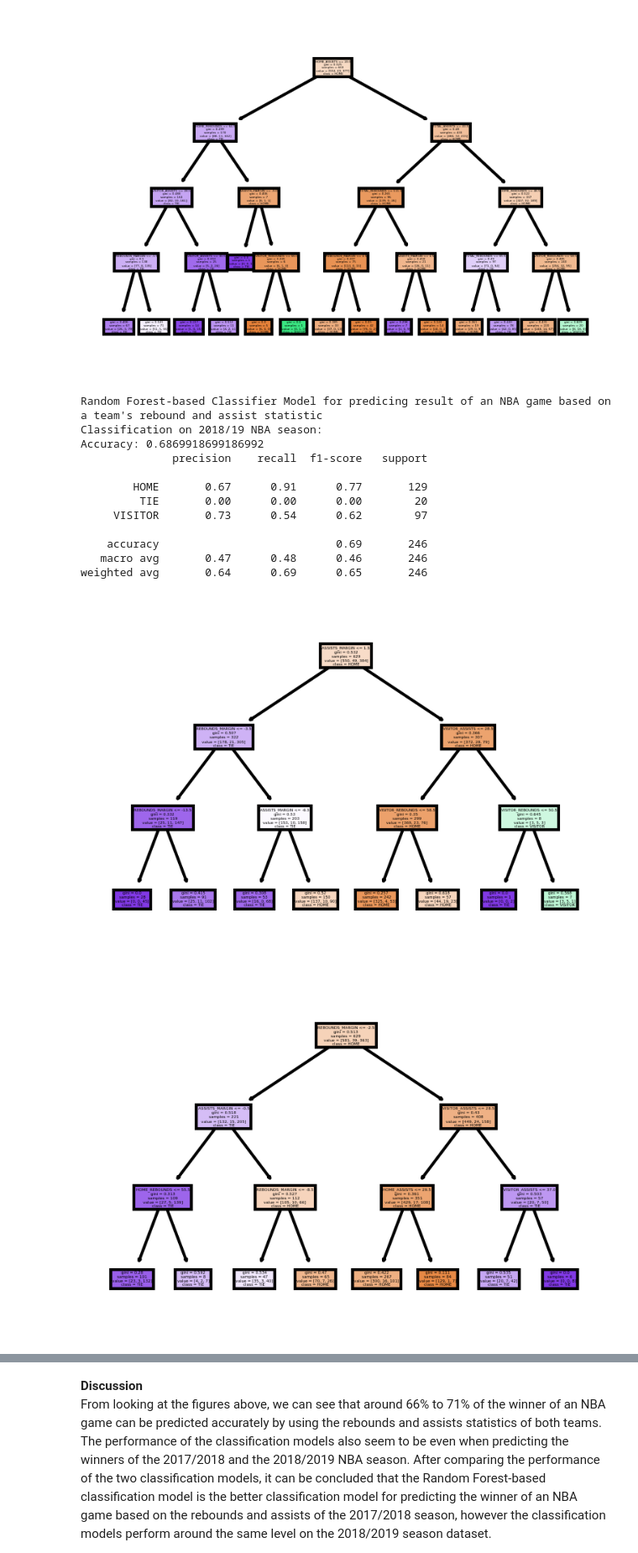
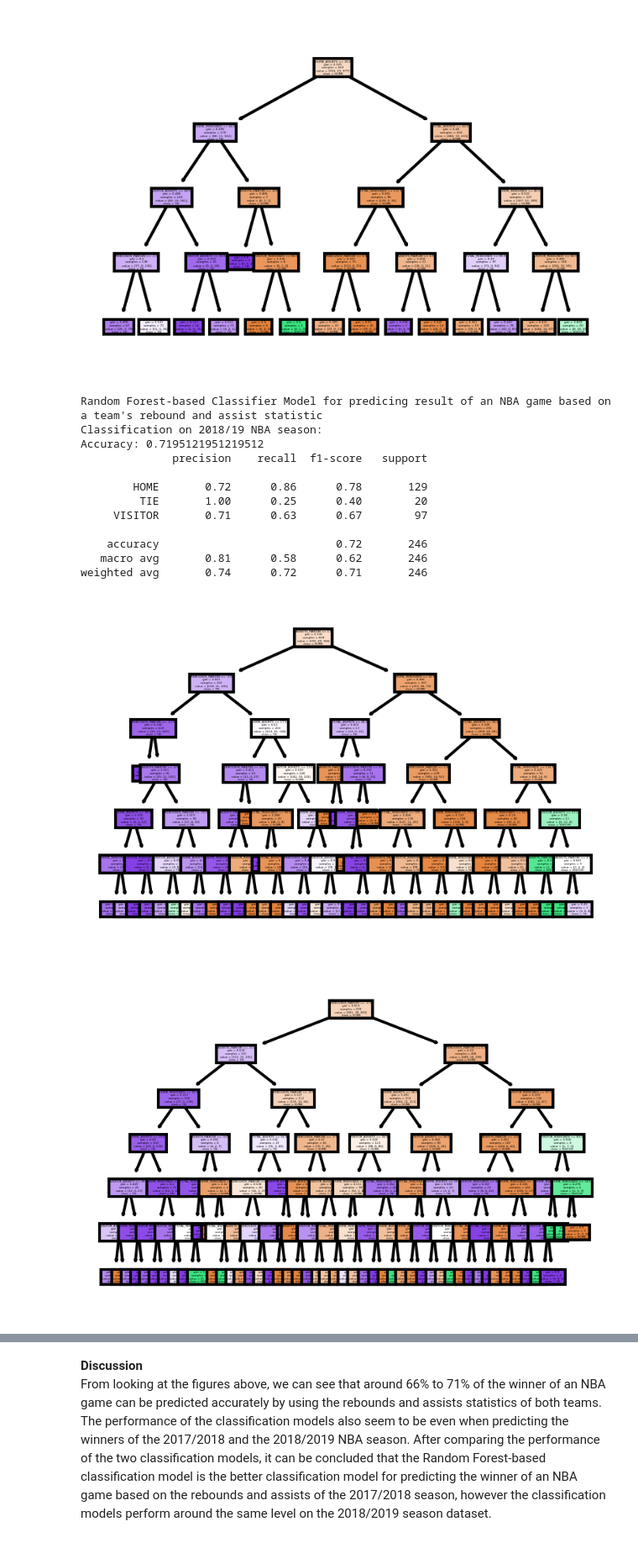
Before and after one commit to xctannn/ai-project, a Jupyter notebook: Question3.ipynb, the cells around one changed output, grey strips where cells are left out. Shown at 84% size. Cells and saved outputs as stored; diff of their text form; code cells hidden in the pictures.

Commit message:
fix: max_depth of rf-classifier ast-rbd

```diff
--- a/Question3.ipynb
+++ b/Question3.ipynb
@@ -854,7 +854,7 @@ weighted avg       0.67      0.71      0.69       244
 # %%
 print("Random Forest-based Classifier Model for predicing result of an NBA game based on a team's rebound and assist statistic")
 # 2018/19 Dataset
-rf = RandomForestClassifier(max_depth=3, random_state=0) # 3 is chosen as max_depth for this model
+rf = RandomForestClassifier(max_depth=6, random_state=0) # 6 is chosen as max_depth for this model
 rf.fit(X_train_18, y_train_18)
 y_pred = rf.predict(X_test_18)
 print("Classification on 2018/19 NBA season:")
@@ -863,39 +863,39 @@ print(classification_report(y_test_18, y_pred, zero_division=0))
 
 # Random Forest Visualisation
 fn=assistsRebounds18_X_Train.columns
 cn=['HOME','VISITOR', 'TIE']
 # 1st Decision Tree in Random Forest Generated
 fig, axes = plt.subplots(nrows = 1,ncols = 1,figsize = (3,2), dpi=300)
 tree.plot_tree(rf.estimators_[0],
                feature_names = fn,
                class_names=cn,
                filled = True);
 
 # 50th Decision Tree in Random Forest Generated
 fig, axes = plt.subplots(nrows = 1,ncols = 1,figsize = (3,2), dpi=300)
 tree.plot_tree(rf.estimators_[49],
                feature_names = fn,
                class_names=cn,
                filled = True);
 
 # 100th Decision Tree in Random Forest Generated
 fig, axes = plt.subplots(nrows = 1,ncols = 1,figsize = (3,2), dpi=300)
 tree.plot_tree(rf.estimators_[99],
                feature_names = fn,
                class_names=cn,
                filled = True);
 # %% [output]
 Random Forest-based Classifier Model for predicing result of an NBA game based on a team's rebound and assist statistic
 Classification on 2018/19 NBA season:
-Accuracy: 0.6869918699186992
+Accuracy: 0.7195121951219512
               precision    recall  f1-score   support
 
-        HOME       0.67      0.91      0.77       129
-         TIE       0.00      0.00      0.00        20
-     VISITOR       0.73      0.54      0.62        97
+        HOME       0.72      0.86      0.78       129
+         TIE       1.00      0.25      0.40        20
+     VISITOR       0.71      0.63      0.67        97
 
-    accuracy                           0.69       246
-   macro avg       0.47      0.48      0.46       246
-weighted avg       0.64      0.69      0.65       246
+    accuracy                           0.72       246
+   macro avg       0.81      0.58      0.62       246
+weighted avg       0.74      0.72      0.71       246
-[figure, old version]
+[figure, new version]
-[figure, old version]
+[figure, new version]
```
Also changed, not shown: parts of 2 cells of this notebook.
